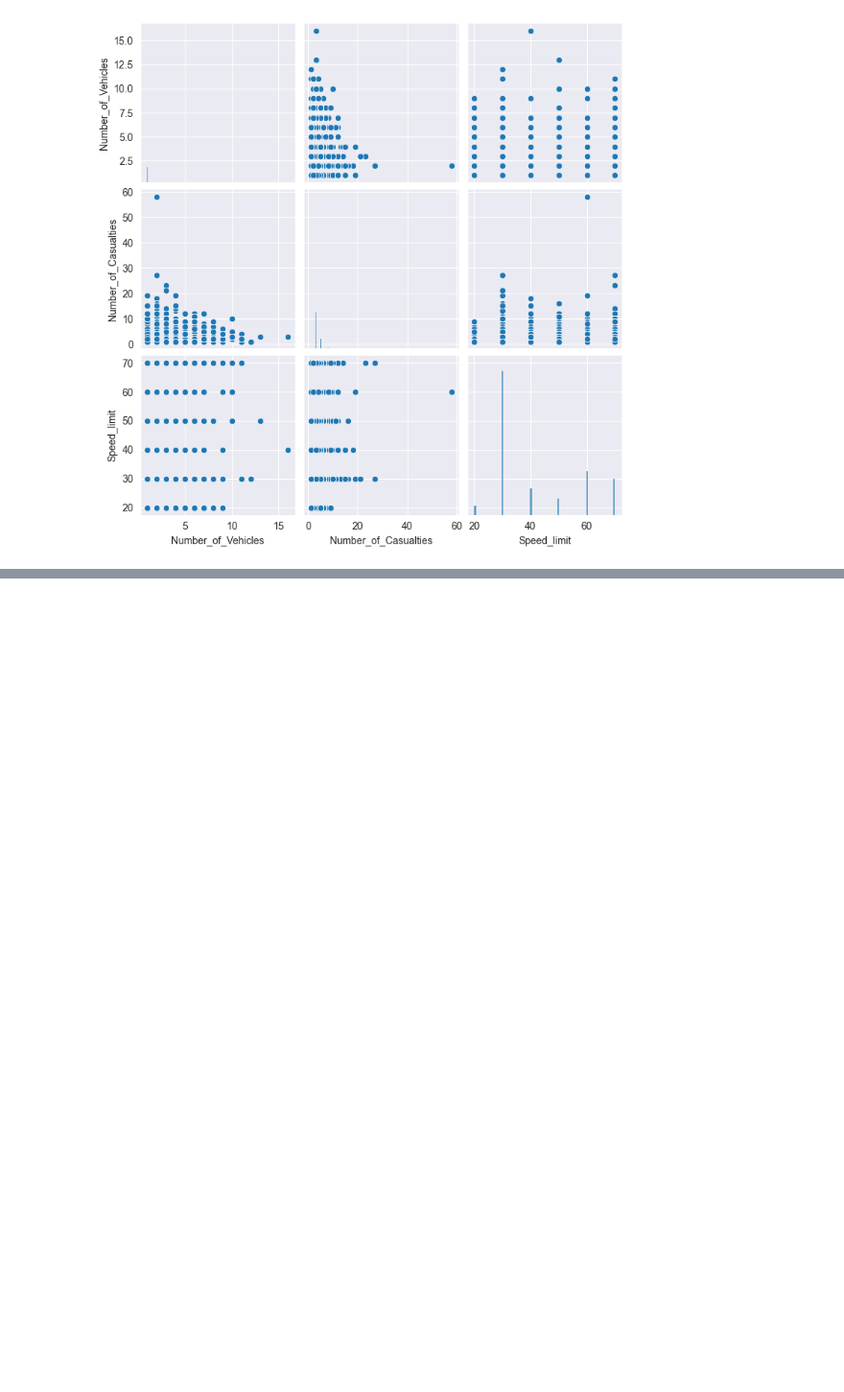
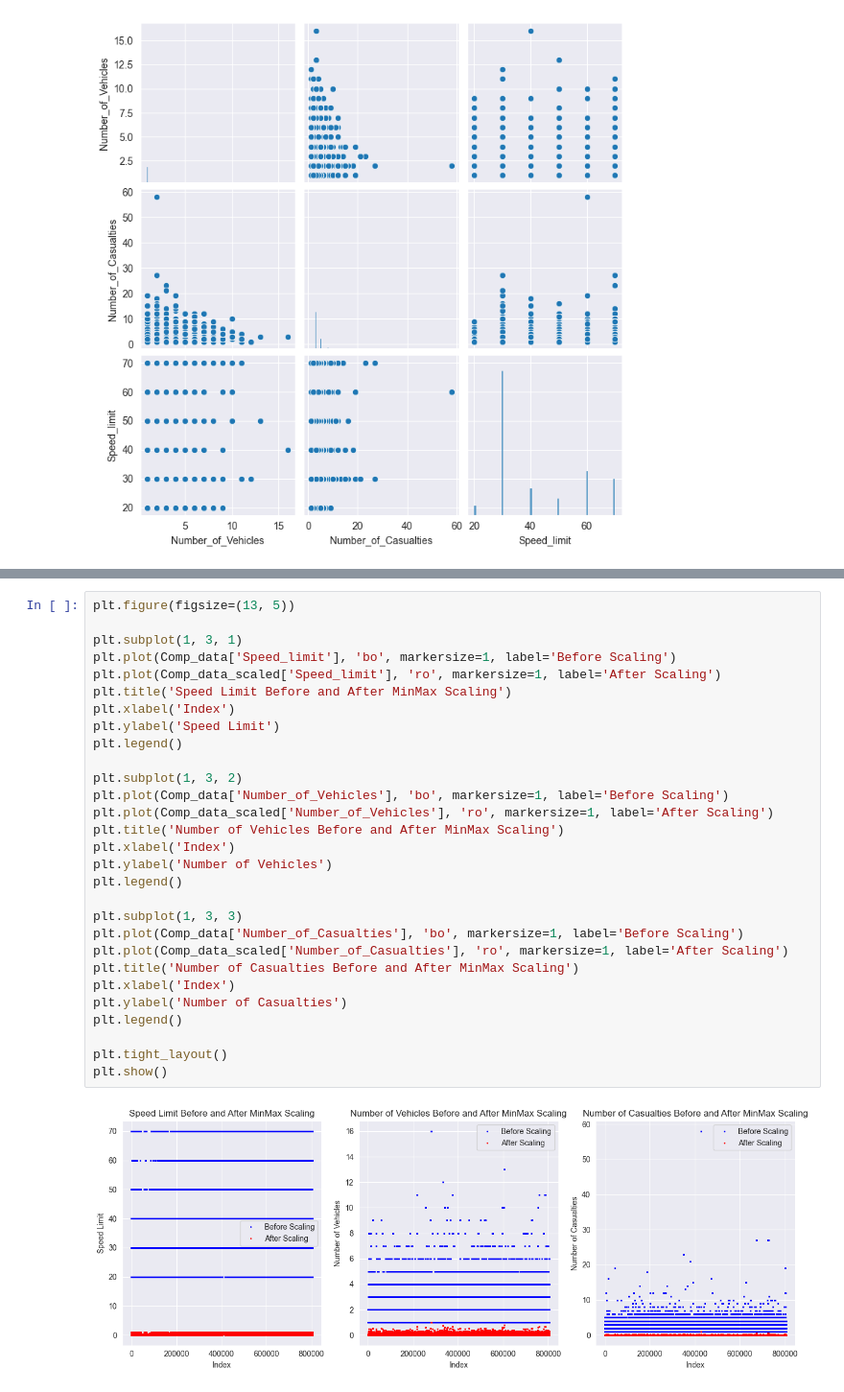
Before and after one commit to 3ldad/MOW2_Proj1, a Jupyter notebook: Analizy.ipynb, the cells around one changed output, grey strips where cells are left out. Shown at 96% size. Cells and saved outputs as stored; diff of their text form; blank space fills up the shorter version.

```diff
--- a/Analizy.ipynb
+++ b/Analizy.ipynb
@@ -443,0 +485,31 @@ plt.show()
+# %%
+plt.figure(figsize=(13, 5))
+
+plt.subplot(1, 3, 1)
+plt.plot(Comp_data['Speed_limit'], 'bo', markersize=1, label='Before Scaling')
+plt.plot(Comp_data_scaled['Speed_limit'], 'ro', markersize=1, label='After Scaling')
+plt.title('Speed Limit Before and After MinMax Scaling')
+plt.xlabel('Index')
+plt.ylabel('Speed Limit')
+plt.legend()
+
+plt.subplot(1, 3, 2)
+plt.plot(Comp_data['Number_of_Vehicles'], 'bo', markersize=1, label='Before Scaling')
+plt.plot(Comp_data_scaled['Number_of_Vehicles'], 'ro', markersize=1, label='After Scaling')
+plt.title('Number of Vehicles Before and After MinMax Scaling')
+plt.xlabel('Index')
+plt.ylabel('Number of Vehicles')
+plt.legend()
+
+plt.subplot(1, 3, 3)
+plt.plot(Comp_data['Number_of_Casualties'], 'bo', markersize=1, label='Before Scaling')
+plt.plot(Comp_data_scaled['Number_of_Casualties'], 'ro', markersize=1, label='After Scaling')
+plt.title('Number of Casualties Before and After MinMax Scaling')
+plt.xlabel('Index')
+plt.ylabel('Number of Casualties')
+plt.legend()
+
+plt.tight_layout()
+plt.show()
+# %% [output]
+[figure, added]
```
Also changed, not shown: parts of 11 cells of this notebook.
